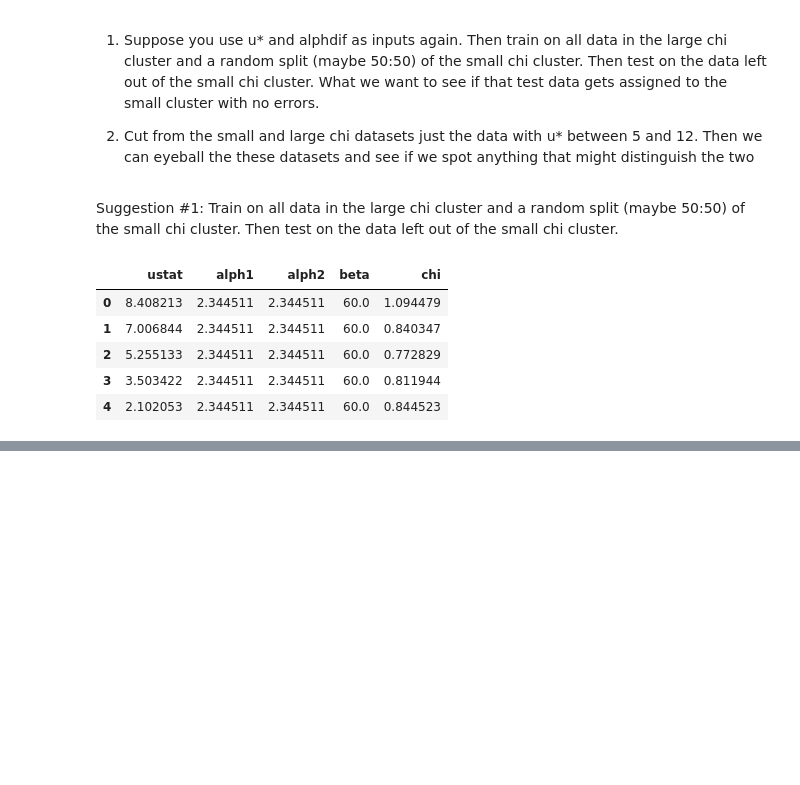
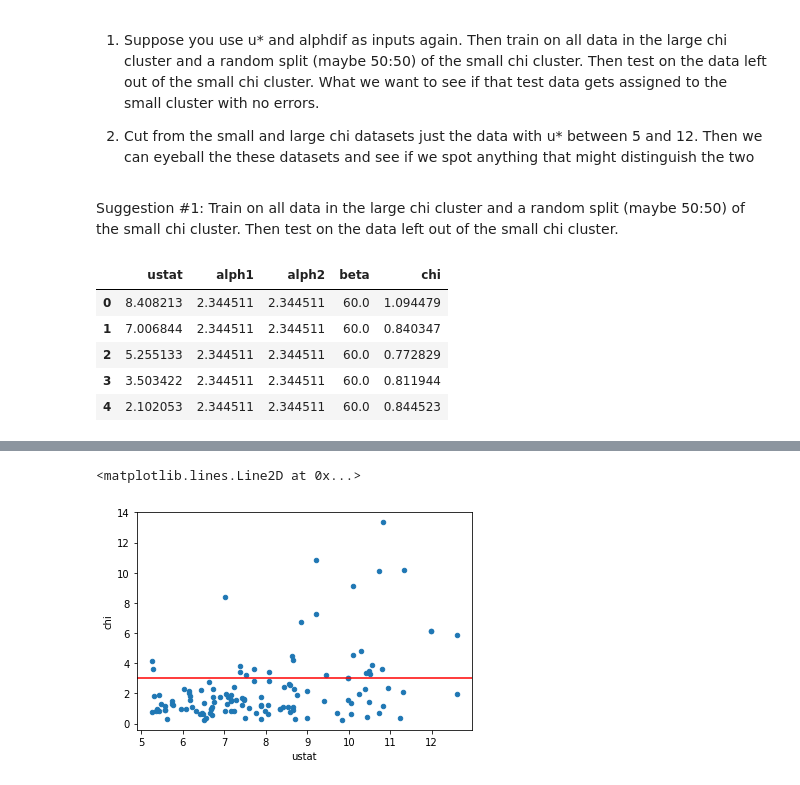
Before and after one commit to thejeffreyli/chi_rate_constant, a Jupyter notebook: nb/Week03/Week03 - More Visualization and Feature Engineering.ipynb, the cells around one changed output, grey strips where cells are left out. Saved outputs shown, nothing was run; the diff lists cells and outputs as text; code cells hidden in the pictures; blank space fills up the shorter version.

```diff
--- a/nb/Week03/Week03 - More Visualization and Feature Engineering.ipynb
+++ b/nb/Week03/Week03 - More Visualization and Feature Engineering.ipynb
@@ -294,0 +325,6 @@ small_chi_df
+# %%
+df = df.loc[df['ustat'] >= 5.26]
+df = df.loc[df['ustat'] < 12.60]
+# %%
+df = df.reset_index(drop=True)
+df.head()
@@ -294,0 +338,6 @@ small_chi_df
+# %%
+df.plot.scatter(x='ustat', y='chi')
+plt.axhline(y=3, color='red', linestyle='-')
+# %% [output]
+<matplotlib.lines.Line2D at 0x...>
+[figure, added]
```
Also changed, not shown: parts of 22 cells of this notebook, 4 other files.
